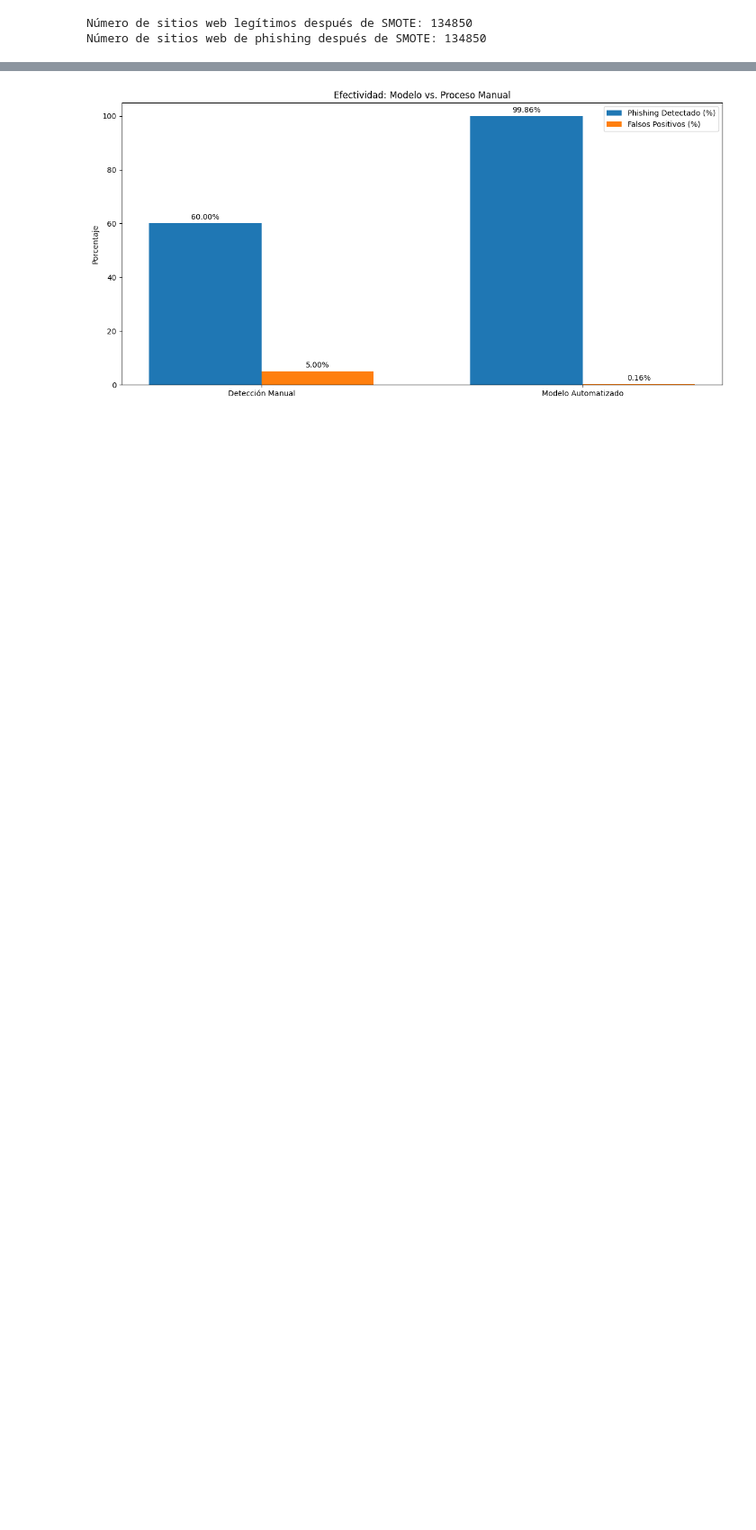
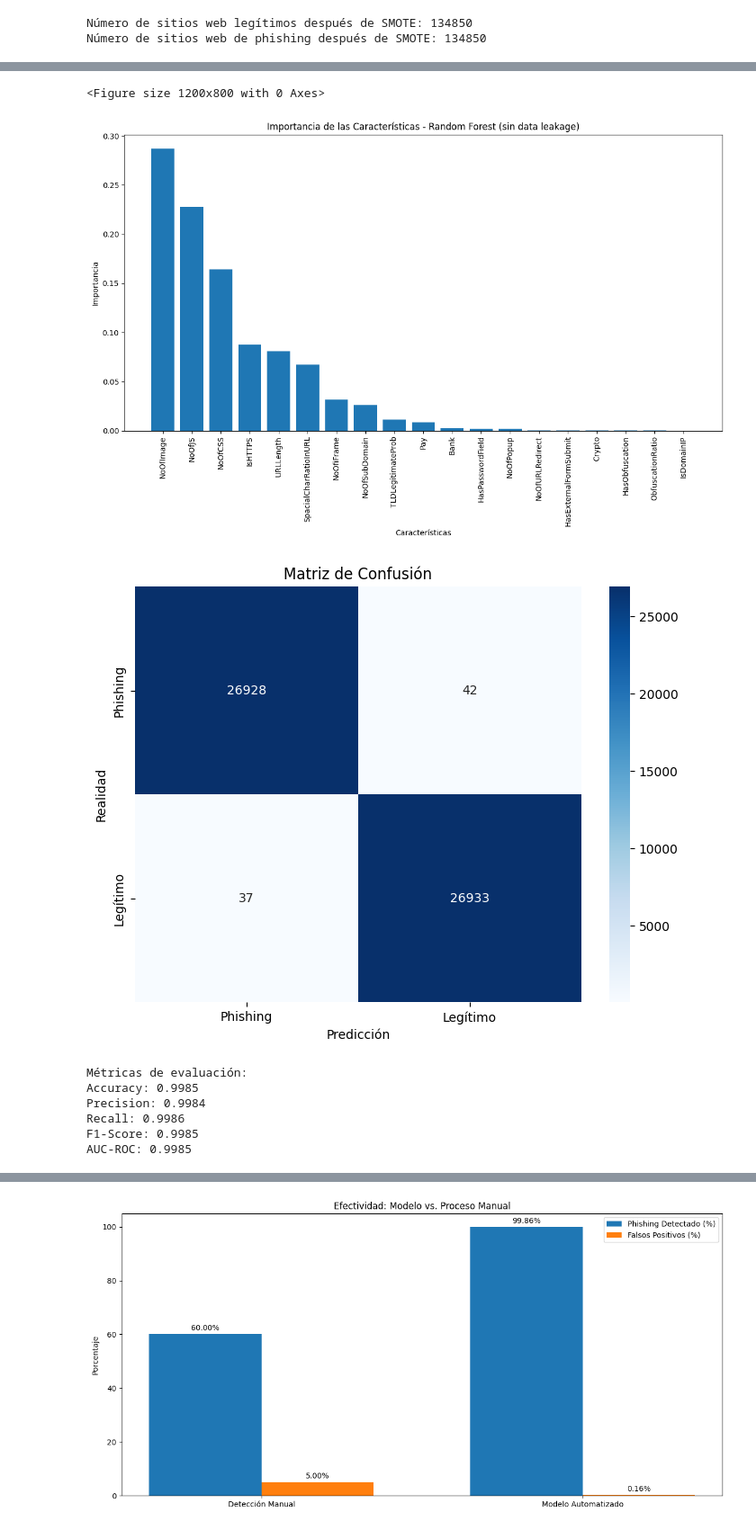
Before and after one commit to SpecTr03/CRISP-DM-Project, a Jupyter notebook: analysis.ipynb, the cells around one changed output, grey strips where cells are left out. Shown at 90% size. Drawn from its saved outputs; the diff is of its cells as text; code cells hidden in the pictures; blank space fills up the shorter version.

```diff
--- a/analysis.ipynb
+++ b/analysis.ipynb
@@ -491,0 +332,39 @@ F1-Score: 0.9986
+# %%
+#Evaluar el mejor modelo con el conjunto de datos de prueba
+best_model = grid_search.best_estimator_
+y_pred = best_model.predict(X_test_scaled)
+
+print("Reporte de Clasificación:")
+print(classification_report(y_test, y_pred))
+
+# Graficamos la importancia de las características para Random Forest
+plt.figure(figsize=(12, 8))
+importances = best_model.feature_importances_
+feature_names = X.columns
+indices = np.argsort(importances)[::-1]
+plt.figure(figsize=(12, 8))
+plt.bar(range(len(importances)), importances[indices], align='center')
+plt.xticks(range(len(importances)), feature_names[indices], rotation=90)
+plt.title('Importancia de las Características - Random Forest (sin data leakage)')
+plt.xlabel('Características')
+plt.ylabel('Importancia')
+plt.tight_layout()
+plt.show()
+
+# Matriz de confusión
+conf_matrix = confusion_matrix(y_test, y_pred)
+plt.figure(figsize=(8, 6))
+sns.heatmap(conf_matrix, annot=True, fmt='d', cmap='Blues', xticklabels=['Phishing', 'Legítimo'], yticklabels=['Phishing', 'Legítimo'])
+plt.title('Matriz de Confusión')
+plt.xlabel('Predicción')
+plt.ylabel('Realidad')
+plt.show()
+
+# Métricas principales
+print("\nMétricas de evaluación:")
+print(f"Accuracy: {accuracy_score(y_test, y_pred):.4f}")
+print(f"Precision: {precision_score(y_test, y_pred):.4f}")
+print(f"Recall: {recall_score(y_test, y_pred):.4f}")
+print(f"F1-Score: {f1_score(y_test, y_pred):.4f}")
+print(f"AUC-ROC: {roc_auc_score(y_test, y_pred):.4f}")
+# %% [output]
@@ -491,0 +380,9 @@ F1-Score: 0.9986
+<Figure size 1200x800 with 0 Axes>
+[figure, added]
+[figure, added]
+Métricas de evaluación:
+Accuracy: 0.9985
+Precision: 0.9984
+Recall: 0.9986
+F1-Score: 0.9985
+AUC-ROC: 0.9985
```
Also changed, not shown: parts of 18 cells of this notebook.
